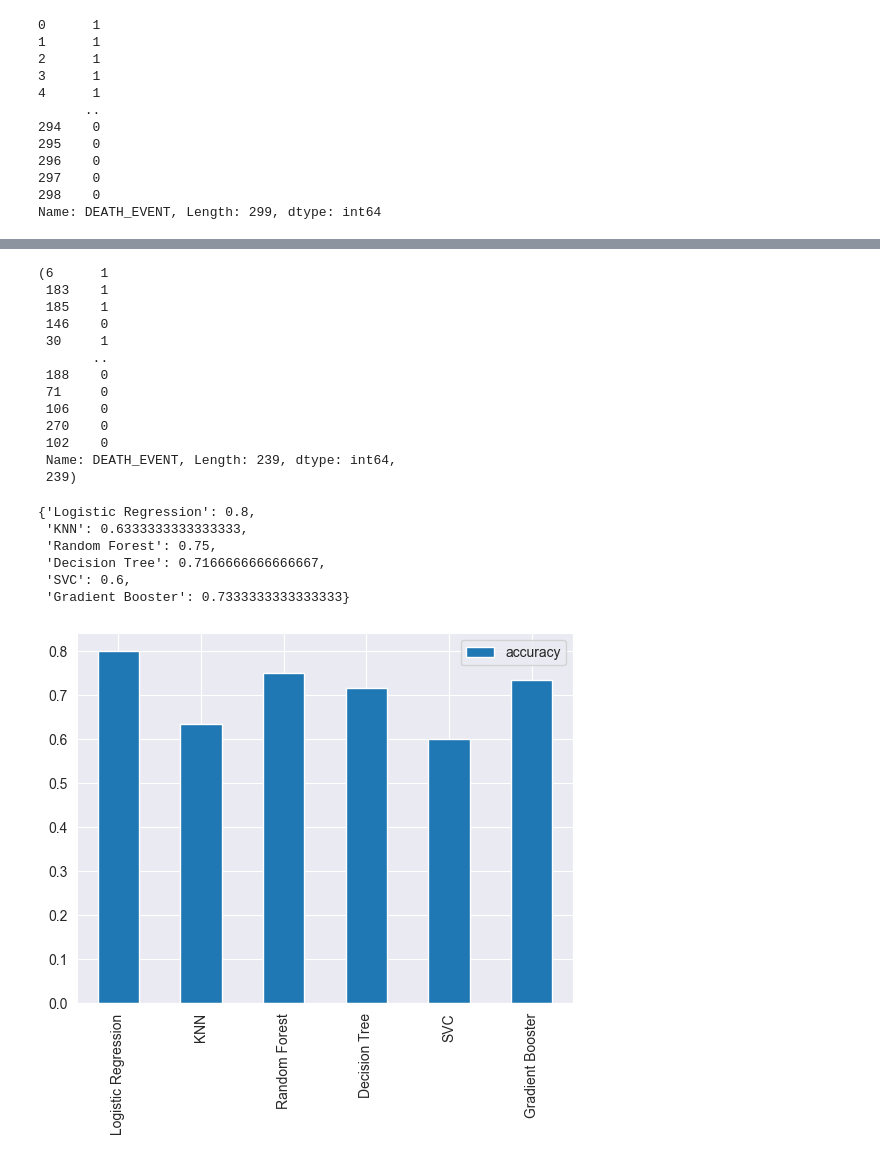
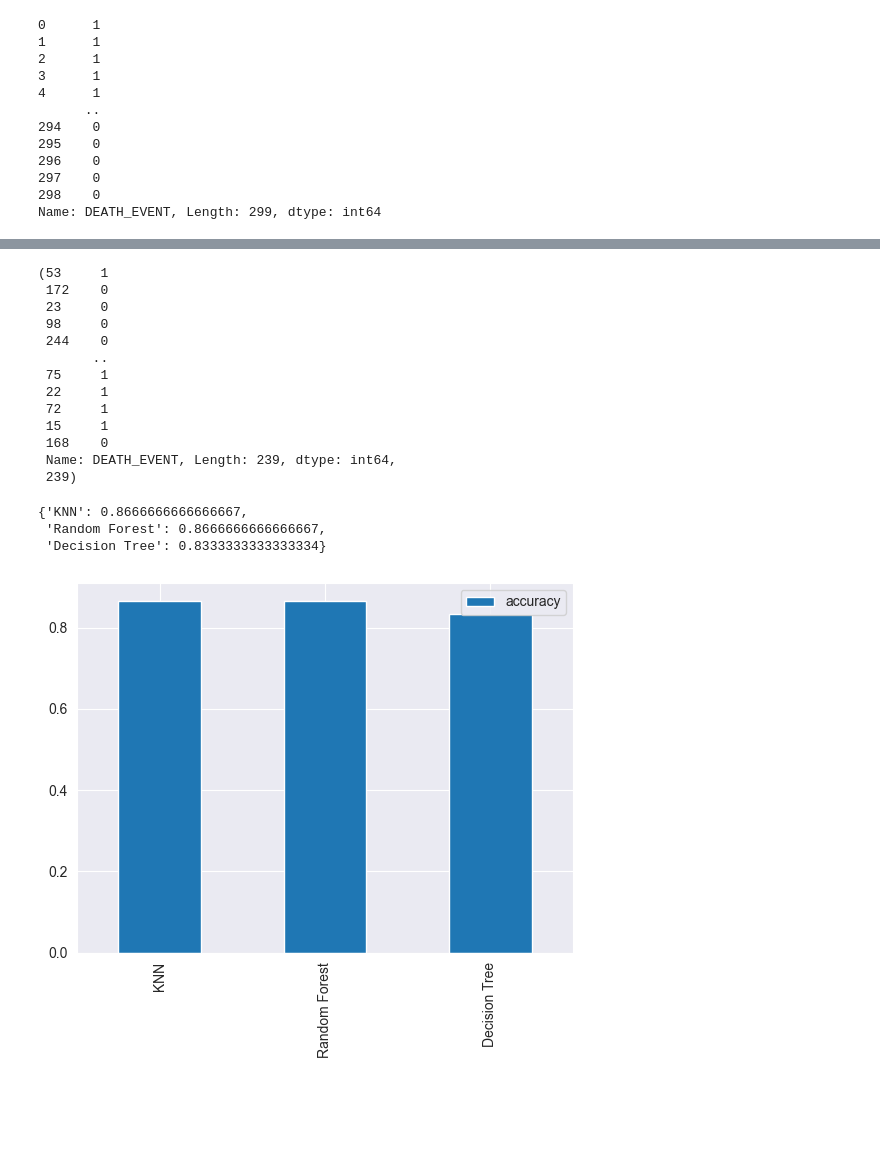
Before and after one commit to tpatel27/ML-Group-Assignment, a Jupyter notebook: notebook/heart_failure_analysis.ipynb, the cells around one changed output, grey strips where cells are left out. Drawn from its saved outputs; the diff is of its cells as text; code cells hidden in the pictures; blank space fills up the shorter version.

```diff
--- a/notebook/heart_failure_analysis.ipynb
+++ b/notebook/heart_failure_analysis.ipynb
@@ -244,6 +249,8 @@ Accuracy of Logistic Regression is :  90.00%
 # %%
 # Split data into X and y
-X = hf.drop("DEATH_EVENT", axis=1)
+Features = ['time','diabetes','serum_creatinine','age','high_blood_pressure']
+x = hf[Features]
+X = hf[Features]
 
 y = hf["DEATH_EVENT"]
 # %%
@@ -278,13 +285,8 @@ y
 298    0
 Name: DEATH_EVENT, Length: 299, dtype: int64
 # %%
-# Split data into train and test sets
 np.random.seed(42)
-
-# Split into train & test set
-X_train, X_test, y_train, y_test = train_test_split(X,
-                                                    y,
-                                                    test_size=0.2)
+X_train, X_test, y_train, y_test = train_test_split(x,y, test_size=0.2, random_state=2)
 # %%
 X_train
 # %% [output]
@@ -304,26 +306,23 @@ X_train
 # %%
 y_train, len(y_train)
 # %% [output]
-(6      1
- 183    1
- 185    1
- 146    0
- 30     1
+(53     1
+ 172    0
+ 23     0
+ 98     0
+ 244    0
        ..
- 188    0
- 71     0
- 106    0
- 270    0
- 102    0
+ 75     1
+ 22     1
+ 72     1
+ 15     1
+ 168    0
  Name: DEATH_EVENT, Length: 239, dtype: int64,
  239)
 # %%
-models = {"Logistic Regression": LogisticRegression(),
-          "KNN": KNeighborsClassifier(),
+models = {"KNN": KNeighborsClassifier(),
           "Random Forest": RandomForestClassifier(),
-          "Decision Tree": DecisionTreeClassifier(),
-          "SVC": SVC(),
-          "Gradient Booster": GradientBoostingClassifier()}
+          "Decision Tree": DecisionTreeClassifier()}
 
 # Create a function to fit and score models
 def fit_and_score(models, X_train, X_test, y_train, y_test):
@@ -334,22 +333,19 @@ def fit_and_score(models, X_train, X_test, y_train, y_test):
         model_scores[name] = model.score(X_test, y_test)
     return model_scores
 # %%
-model_scores = fit_and_score(models=models,
+model_scores_result = fit_and_score(models=models,
                              X_train=X_train,
                              X_test=X_test,
                              y_train=y_train,
                              y_test=y_test)
 
-model_scores
+model_scores_result
 # %% [output]
-{'Logistic Regression': 0.8,
- 'KNN': 0.6333333333333333,
- 'Random Forest': 0.75,
- 'Decision Tree': 0.7166666666666667,
- 'SVC': 0.6,
- 'Gradient Booster': 0.7333333333333333}
+{'KNN': 0.8666666666666667,
+ 'Random Forest': 0.8666666666666667,
+ 'Decision Tree': 0.8333333333333334}
 # %%
-model_compare = pd.DataFrame(model_scores, index=["accuracy"])
+model_compare = pd.DataFrame(model_scores_result, index=["accuracy"])
 model_compare.T.plot.bar();
 # %% [output]
-[figure, old version]
+[figure, new version]
```
Also changed, not shown: parts of 20 cells of this notebook.
